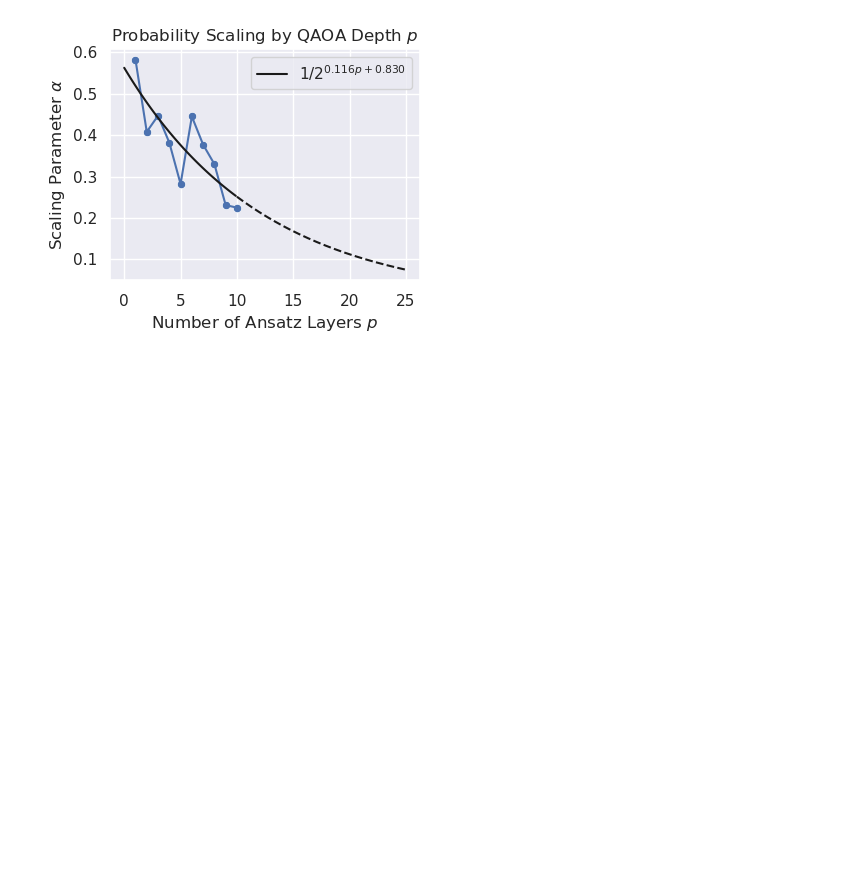
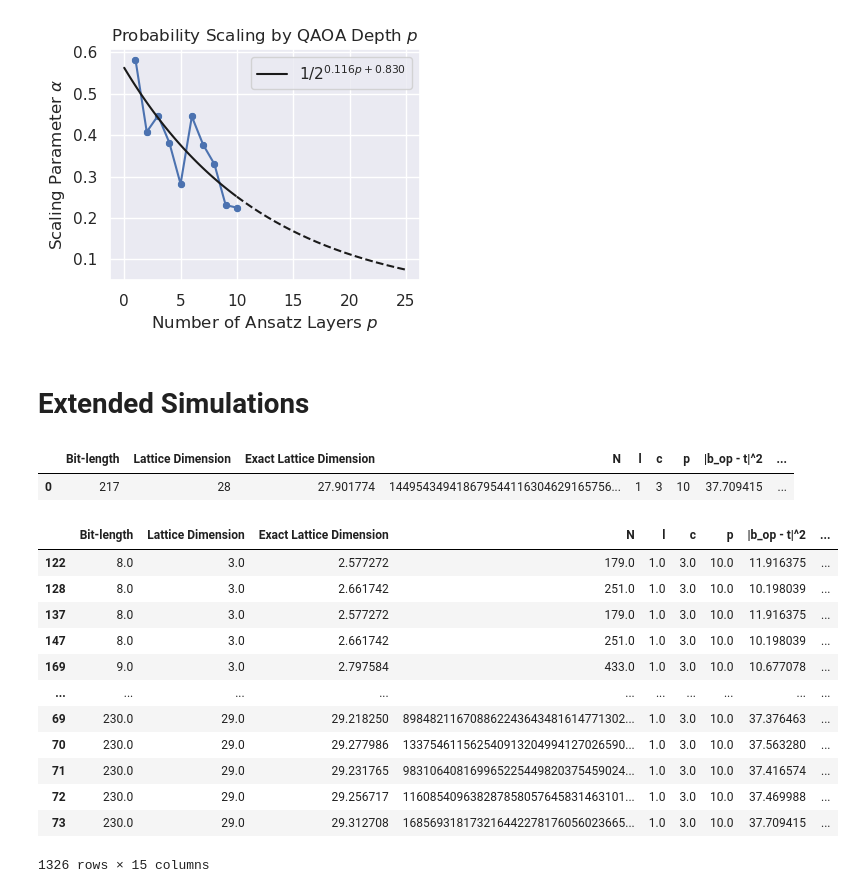
Before and after one commit to BenPrie/qaoa-for-cvp, a Jupyter notebook: QAOA Scaling Analysis.ipynb, the cells around one changed output. Saved outputs shown, nothing was run; the diff lists cells and outputs as text; code cells hidden in the pictures; blank space fills up the shorter version.

```diff
--- a/QAOA Scaling Analysis.ipynb
+++ b/QAOA Scaling Analysis.ipynb
@@ -1377,3 +1377,5 @@ ax.set_ylabel('Scaling Parameter $\\alpha$')
 plt.savefig('./figures/alpha-by-p.pdf', bbox_inches='tight')
 # %% [output]
 [figure]
+# %% [markdown]
+# Extended Simulations
@@ -1379,0 +1388,5 @@ plt.savefig('./figures/alpha-by-p.pdf', bbox_inches='tight')
+# %%
+from_parameters_qaoa_experiment(217, param_assignment, l=1, c=3, n_samples=10000, p=p)
+# %% [output]
+|  | Bit-length | Lattice Dimension | Exact Lattice Dimension | N | l | c | p | |b_op - t|^2 | ... |
+| 0 | 217 | 28 | 27.901774 | 144954349418679544116304629165756... | 1 | 3 | 10 | 37.709415 | ... |
@@ -1379,0 +1417,16 @@ plt.savefig('./figures/alpha-by-p.pdf', bbox_inches='tight')
+# %%
+successful_data
+# %% [output]
+|  | Bit-length | Lattice Dimension | Exact Lattice Dimension | N | l | c | p | |b_op - t|^2 | ... |
+| 122 | 8.0 | 3.0 | 2.577272 | 179.0 | 1.0 | 3.0 | 10.0 | 11.916375 | ... |
+| 128 | 8.0 | 3.0 | 2.661742 | 251.0 | 1.0 | 3.0 | 10.0 | 10.198039 | ... |
+| 137 | 8.0 | 3.0 | 2.577272 | 179.0 | 1.0 | 3.0 | 10.0 | 11.916375 | ... |
+| 147 | 8.0 | 3.0 | 2.661742 | 251.0 | 1.0 | 3.0 | 10.0 | 10.198039 | ... |
+| 169 | 9.0 | 3.0 | 2.797584 | 433.0 | 1.0 | 3.0 | 10.0 | 10.677078 | ... |
+| ... | ... | ... | ... | ... | ... | ... | ... | ... | ... |
+| 69 | 230.0 | 29.0 | 29.218250 | 898482116708862243643481614771302... | 1.0 | 3.0 | 10.0 | 37.376463 | ... |
+| 70 | 230.0 | 29.0 | 29.277986 | 133754611562540913204994127026590... | 1.0 | 3.0 | 10.0 | 37.563280 | ... |
+| 71 | 230.0 | 29.0 | 29.231765 | 983106408169965225449820375459024... | 1.0 | 3.0 | 10.0 | 37.416574 | ... |
+| 72 | 230.0 | 29.0 | 29.256717 | 116085409638287858057645831463101... | 1.0 | 3.0 | 10.0 | 37.469988 | ... |
+| 73 | 230.0 | 29.0 | 29.312708 | 168569318173216442278176056023665... | 1.0 | 3.0 | 10.0 | 37.709415 | ... |
+1326 rows × 15 columns
```
Also changed, not shown: parts of 9 cells of this notebook, 3 other files.
